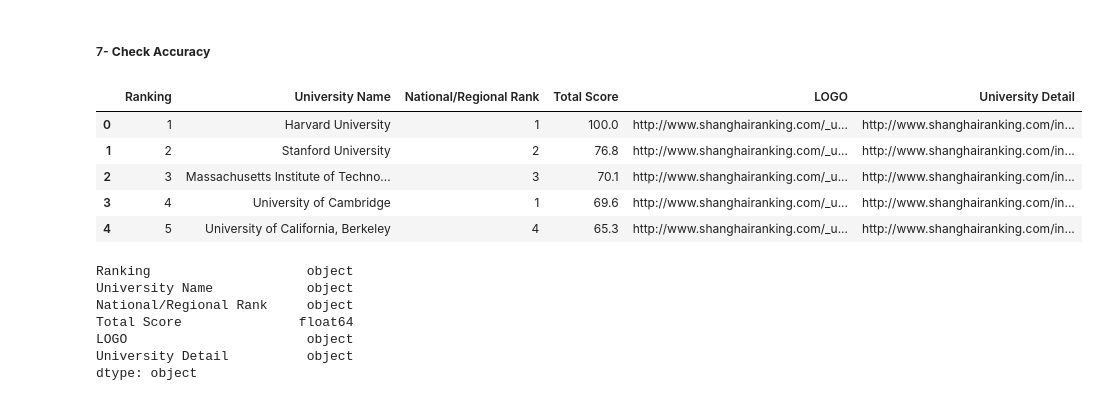
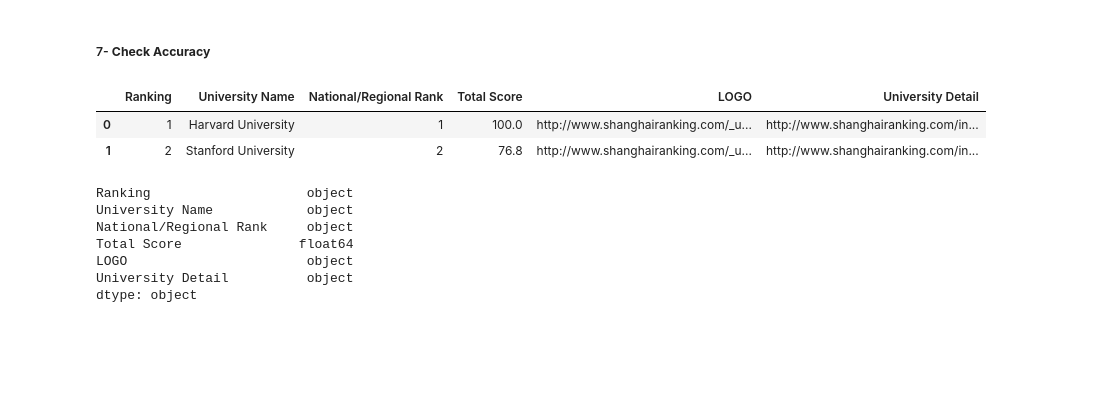
Before and after one commit to raseel4/Data_analysis_project_2, a Jupyter notebook: Project_2.ipynb, the cells around one changed output. Cells and saved outputs as stored; diff of their text form; code cells hidden in the pictures; blank space fills up the shorter version.

```diff
--- a/Project_2.ipynb
+++ b/Project_2.ipynb
@@ -1112,14 +1008,11 @@ dtype: int64
 # %% [markdown]
 ##### 7- **Check Accuracy**
 # %%
-df_SR.head()
+df_SR.head(2)
 # %% [output]
 |  | Ranking | University Name | National/Regional Rank | Total Score | LOGO | University Detail |
 | 0 | 1 | Harvard University | 1 | 100.0 | http://www.shanghairanking.com/_u... | http://www.shanghairanking.com/in... |
 | 1 | 2 | Stanford University | 2 | 76.8 | http://www.shanghairanking.com/_u... | http://www.shanghairanking.com/in... |
-| 2 | 3 | Massachusetts Institute of Techno... | 3 | 70.1 | http://www.shanghairanking.com/_u... | http://www.shanghairanking.com/in... |
-| 3 | 4 | University of Cambridge | 1 | 69.6 | http://www.shanghairanking.com/_u... | http://www.shanghairanking.com/in... |
-| 4 | 5 | University of California, Berkeley | 4 | 65.3 | http://www.shanghairanking.com/_u... | http://www.shanghairanking.com/in... |
 # %%
 df_SR.dtypes
 # %% [output]
```
Also changed, not shown: parts of 41 cells of this notebook.
